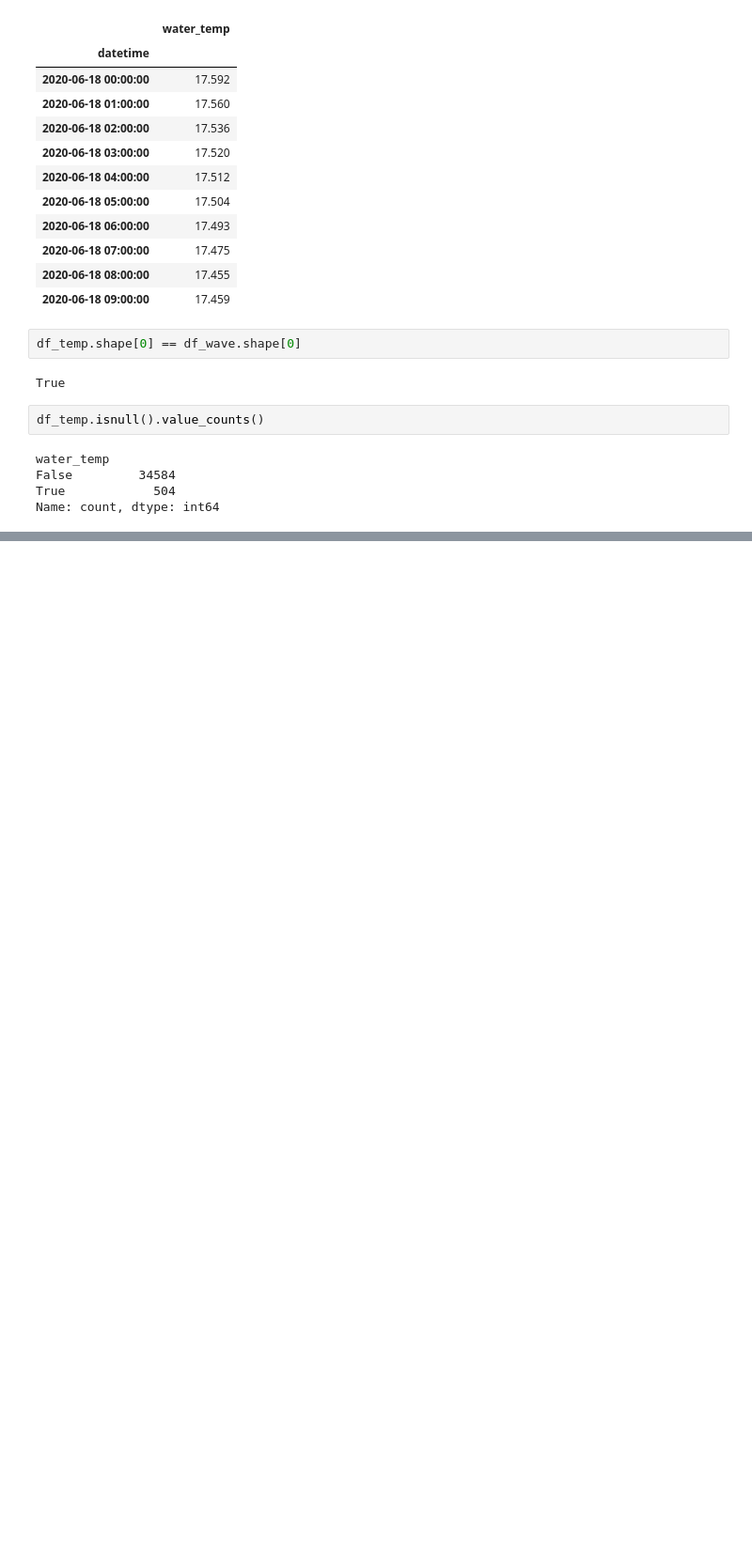
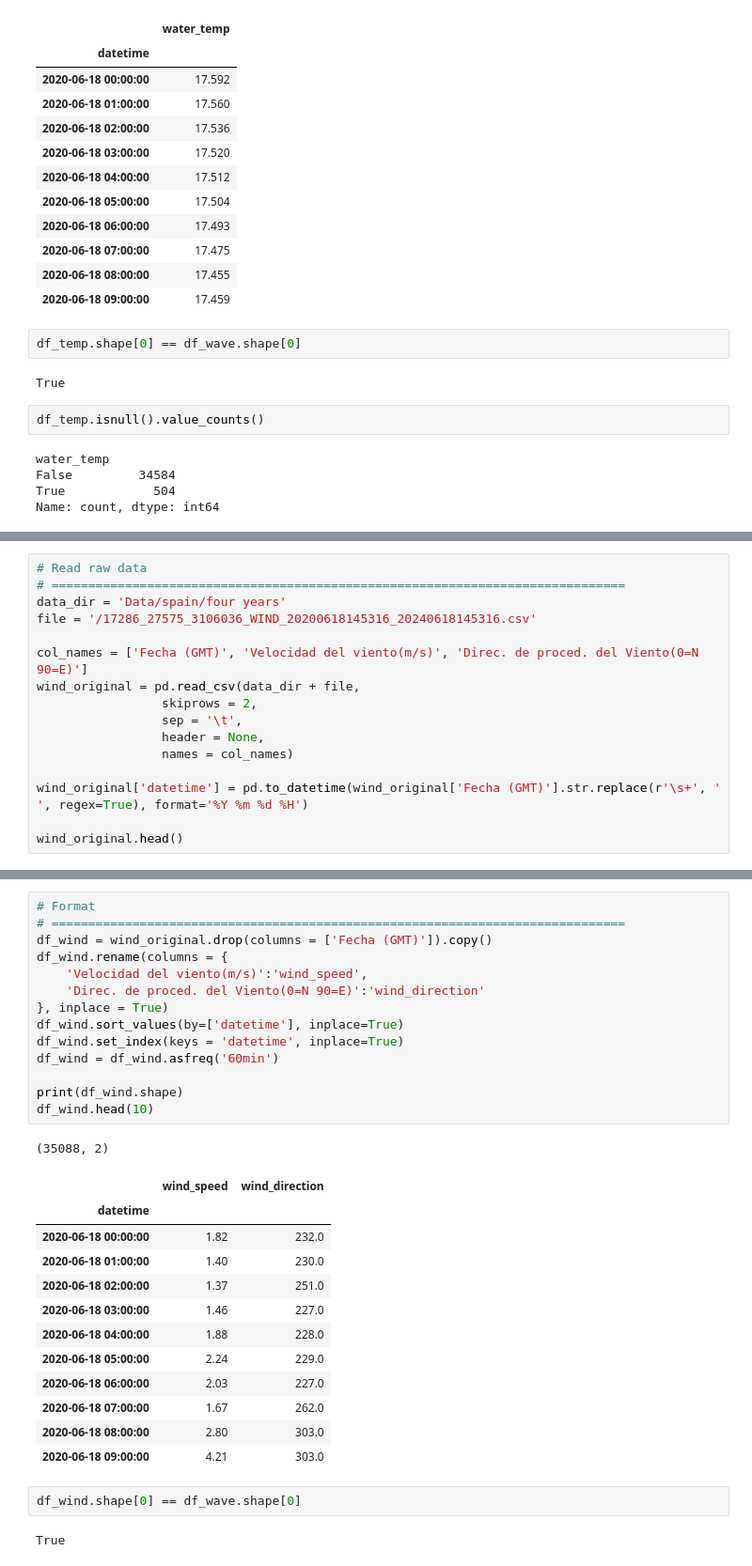
Before and after one commit to AlvaroCorrales/wave-height-app, a Jupyter notebook: Process data.ipynb, the cells around one changed output, grey strips where cells are left out. Shown at 94% size. Drawn from its saved outputs; the diff is of its cells as text; blank space fills up the shorter version.

```diff
--- a/Process data.ipynb
+++ b/Process data.ipynb
@@ -241,0 +244,16 @@ Name: count, dtype: int64
+# %%
+# Read raw data
+# ==============================================================================
+data_dir = 'Data/spain/four years'
+file = '/17286_27575_3106036_WIND_20200618145316_20240618145316.csv'
+
+col_names = ['Fecha (GMT)',	'Velocidad del viento(m/s)', 'Direc. de proced. del Viento(0=N 90=E)']
+wind_original = pd.read_csv(data_dir + file,
+                 skiprows = 2,
+                 sep = '\t',
+                 header = None,
+                 names = col_names)
+
+wind_original['datetime'] = pd.to_datetime(wind_original['Fecha (GMT)'].str.replace(r'\s+', ' ', regex=True), format='%Y %m %d %H')
+
+wind_original.head()
@@ -241,0 +267,32 @@ Name: count, dtype: int64
+# %%
+# Format
+# ==============================================================================
+df_wind = wind_original.drop(columns = ['Fecha (GMT)']).copy()
+df_wind.rename(columns = {
+    'Velocidad del viento(m/s)':'wind_speed',
+    'Direc. de proced. del Viento(0=N 90=E)':'wind_direction'
+}, inplace = True)
+df_wind.sort_values(by=['datetime'], inplace=True)
+df_wind.set_index(keys = 'datetime', inplace=True)
+df_wind = df_wind.asfreq('60min')
+
+print(df_wind.shape)
+df_wind.head(10)
+# %% [output]
+(35088, 2)
+|  | wind_speed | wind_direction |
+| datetime |  |  |
+| 2020-06-18 00:00:00 | 1.82 | 232.0 |
+| 2020-06-18 01:00:00 | 1.40 | 230.0 |
+| 2020-06-18 02:00:00 | 1.37 | 251.0 |
+| 2020-06-18 03:00:00 | 1.46 | 227.0 |
+| 2020-06-18 04:00:00 | 1.88 | 228.0 |
+| 2020-06-18 05:00:00 | 2.24 | 229.0 |
+| 2020-06-18 06:00:00 | 2.03 | 227.0 |
+| 2020-06-18 07:00:00 | 1.67 | 262.0 |
+| 2020-06-18 08:00:00 | 2.80 | 303.0 |
+| 2020-06-18 09:00:00 | 4.21 | 303.0 |
+# %%
+df_wind.shape[0] == df_wave.shape[0]
+# %% [output]
+True
```
Also changed, not shown: parts of 7 cells of this notebook.
